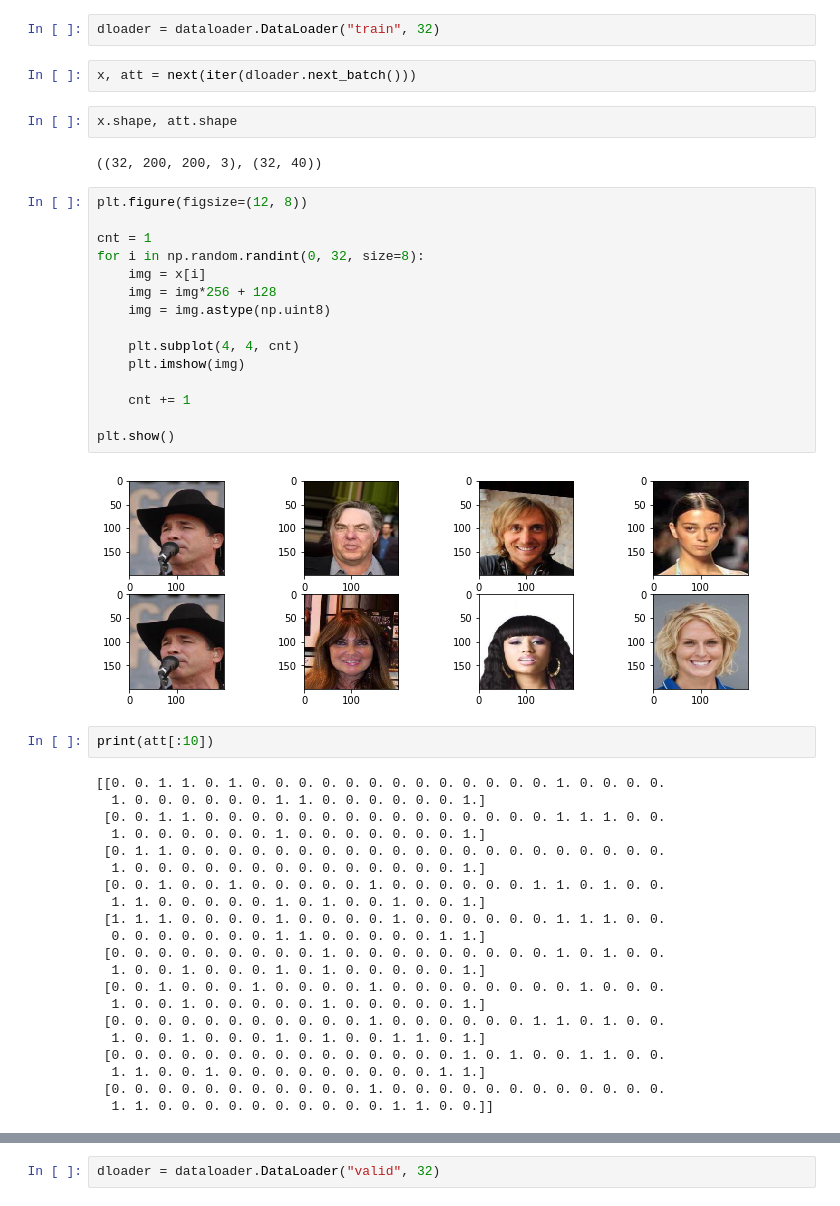
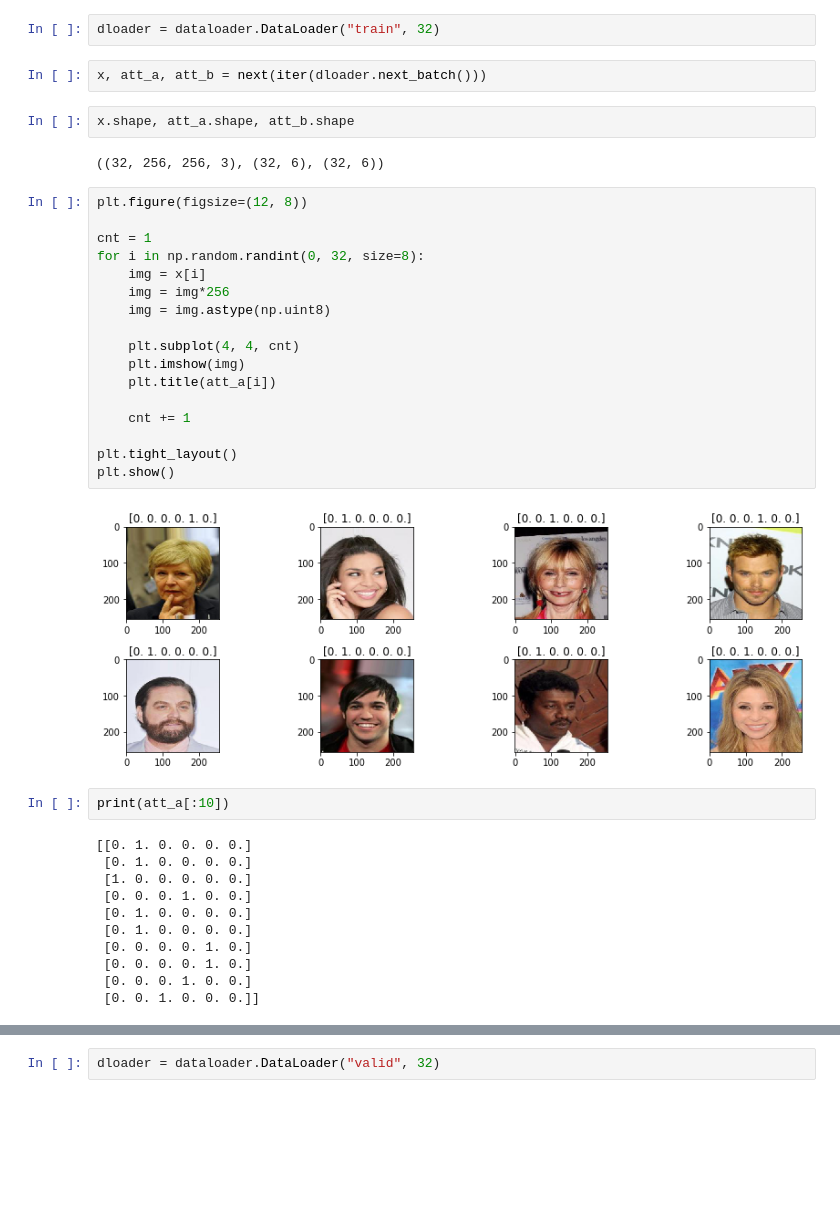
Before and after one commit to wayexists02/attgan_impl_tf, a Jupyter notebook: attgan_impl_tf2/test_dataloader.ipynb, the cells around one changed output, grey strips where cells are left out. Saved outputs shown, nothing was run; the diff lists cells and outputs as text; blank space fills up the shorter version.

```diff
--- a/attgan_impl_tf2/test_dataloader.ipynb
+++ b/attgan_impl_tf2/test_dataloader.ipynb
@@ -5,48 +5,40 @@ import matplotlib.pyplot as plt
 # %%
 dloader = dataloader.DataLoader("train", 32)
 # %%
-x, att = next(iter(dloader.next_batch()))
+x, att_a, att_b = next(iter(dloader.next_batch()))
 # %%
-x.shape, att.shape
+x.shape, att_a.shape, att_b.shape
 # %% [output]
-((32, 200, 200, 3), (32, 40))
+((32, 256, 256, 3), (32, 6), (32, 6))
 # %%
 plt.figure(figsize=(12, 8))
 
 cnt = 1
 for i in np.random.randint(0, 32, size=8):
     img = x[i]
-    img = img*256 + 128
+    img = img*256
     img = img.astype(np.uint8)
 
     plt.subplot(4, 4, cnt)
     plt.imshow(img)
+    plt.title(att_a[i])
 
     cnt += 1
 
+plt.tight_layout()
 plt.show()
 # %% [output]
-[figure, old version]
+[figure, new version]
 # %%
-print(att[:10])
+print(att_a[:10])
 # %% [output]
-[[0. 0. 1. 1. 0. 1. 0. 0. 0. 0. 0. 0. 0. 0. 0. 0. 0. 0. 0. 1. 0. 0. 0. 0.
-  1. 0. 0. 0. 0. 0. 0. 1. 1. 0. 0. 0. 0. 0. 0. 1.]
- [0. 0. 1. 1. 0. 0. 0. 0. 0. 0. 0. 0. 0. 0. 0. 0. 0. 0. 0. 1. 1. 1. 0. 0.
-  1. 0. 0. 0. 0. 0. 0. 1. 0. 0. 0. 0. 0. 0. 0. 1.]
- [0. 1. 1. 0. 0. 0. 0. 0. 0. 0. 0. 0. 0. 0. 0. 0. 0. 0. 0. 0. 0. 0. 0. 0.
-  1. 0. 0. 0. 0. 0. 0. 0. 0. 0. 0. 0. 0. 0. 0. 1.]
- [0. 0. 1. 0. 0. 1. 0. 0. 0. 0. 0. 1. 0. 0. 0. 0. 0. 0. 1. 1. 0. 1. 0. 0.
-  1. 1. 0. 0. 0. 0. 0. 1. 0. 1. 0. 0. 1. 0. 0. 1.]
- [1. 1. 1. 0. 0. 0. 0. 1. 0. 0. 0. 0. 1. 0. 0. 0. 0. 0. 0. 1. 1. 1. 0. 0.
-  0. 0. 0. 0. 0. 0. 0. 1. 1. 0. 0. 0. 0. 0. 1. 1.]
- [0. 0. 0. 0. 0. 0. 0. 0. 0. 1. 0. 0. 0. 0. 0. 0. 0. 0. 0. 1. 0. 1. 0. 0.
-  1. 0. 0. 1. 0. 0. 0. 1. 0. 1. 0. 0. 0. 0. 0. 1.]
- [0. 0. 1. 0. 0. 0. 1. 0. 0. 0. 0. 1. 0. 0. 0. 0. 0. 0. 0. 0. 1. 0. 0. 0.
-  1. 0. 0. 1. 0. 0. 0. 0. 0. 1. 0. 0. 0. 0. 0. 1.]
- [0. 0. 0. 0. 0. 0. 0. 0. 0. 0. 0. 1. 0. 0. 0. 0. 0. 0. 1. 1. 0. 1. 0. 0.
-  1. 0. 0. 1. 0. 0. 0. 1. 0. 1. 0. 0. 1. 1. 0. 1.]
- [0. 0. 0. 0. 0. 0. 0. 0. 0. 0. 0. 0. 0. 0. 0. 1. 0. 1. 0. 0. 1. 1. 0. 0.
-  1. 1. 0. 0. 1. 0. 0. 0. 0. 0. 0. 0. 0. 0. 1. 1.]
- [0. 0. 0. 0. 0. 0. 0. 0. 0. 0. 0. 1. 0. 0. 0. 0. 0. 0. 0. 0. 0. 0. 0. 0.
-  1. 1. 0. 0. 0. 0. 0. 0. 0. 0. 0. 0. 1. 1. 0. 0.]]
+[[0. 1. 0. 0. 0. 0.]
+ [0. 1. 0. 0. 0. 0.]
+ [1. 0. 0. 0. 0. 0.]
+ [0. 0. 0. 1. 0. 0.]
+ [0. 1. 0. 0. 0. 0.]
+ [0. 1. 0. 0. 0. 0.]
+ [0. 0. 0. 0. 1. 0.]
+ [0. 0. 0. 0. 1. 0.]
+ [0. 0. 0. 1. 0. 0.]
+ [0. 0. 1. 0. 0. 0.]]
```
Also changed, not shown: parts of 2 cells of this notebook, 11 other files.
